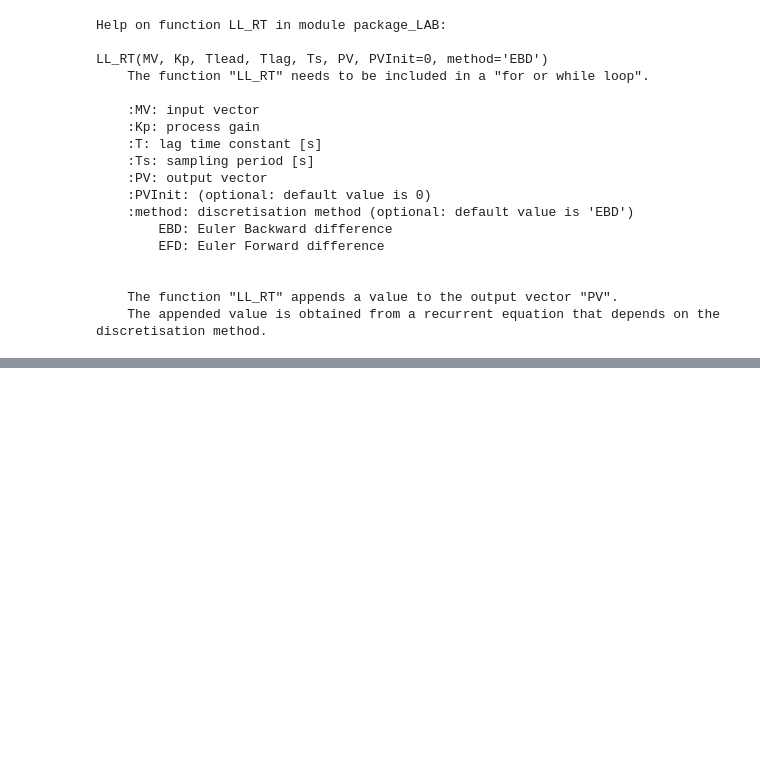
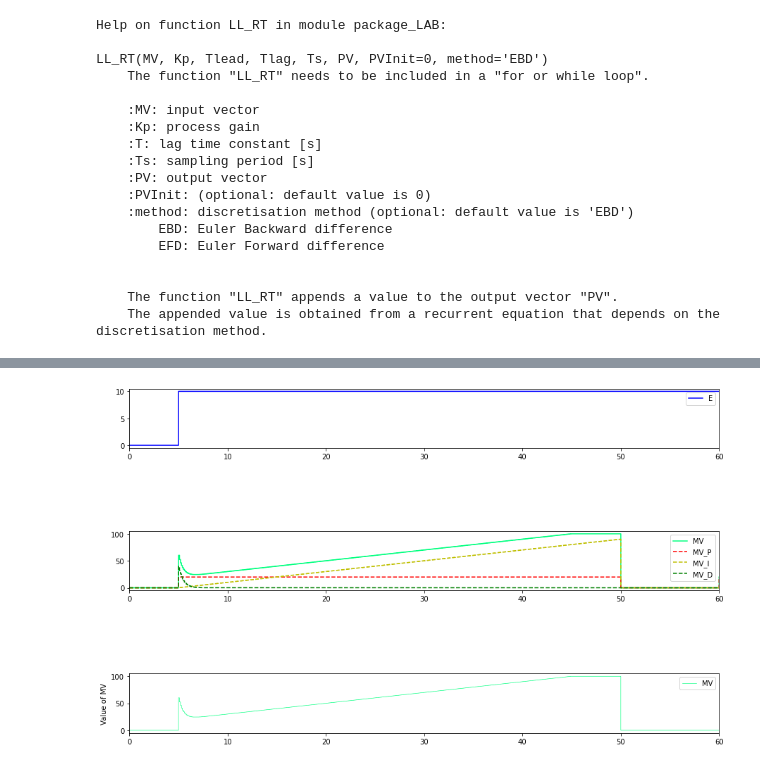
Before and after one commit to LeTouristeDeLECAM/Control-Theory-Laboratory, a Jupyter notebook: control_theory_software/Control_theory_software/package_LAB.ipynb, the cells around one changed output, grey strips where cells are left out. Drawn from its saved outputs; the diff is of its cells as text; code cells hidden in the pictures; blank space fills up the shorter version.

```diff
--- a/control_theory_software/Control_theory_software/package_LAB.ipynb
+++ b/control_theory_software/Control_theory_software/package_LAB.ipynb
@@ -92,0 +95,79 @@ plt.xlim([0, TSim])
+# %%
+TSim = 60
+Ts = 0.1
+N = int(TSim/Ts) + 1
+
+# SP path
+SPPath = {0: 50, 5: 50, 50: 50, 80: 50, TSim: 50}
+
+#PV path
+PVPath={0: 50, 5: 40, 50: 40, 80: 40, TSim: 40}
+
+# MAN path
+ManPath = {0: False, 5: False, 50: True, 80: True, TSim: False}
+
+t=[]
+
+SP=[]
+SPDelay=[]
+PV=[]
+PVDelay=[]
+
+PV_EBD = []
+PV_EFD = []
+PV_TRAP = []
+
+MV_P = []
+MV_I = []
+MV_D = []
+MV = []
+E=[]
+MV_MAN=[] # fixer la valeur à 50 et séparer les graphes
+MAN = []
+MV_FF=[]
+
+# Parameters
+Kp = 1
+T = 5
+Tlead=2
+theta = 10
+T_I = 10
+T_D = 1
+alpha = 0.4
+MV_MIN = 0
+MV_MAX = 100
+
+for i in range(0,N):
+    t.append(i*Ts)
+    SelectPath_RT(SPPath,t,SP)
+    SelectPath_RT(PVPath,t,PV)
+    SelectPath_RT(ManPath,t,MAN)
+    PID_RT(SP,PV,MAN,MV_MAN,MV_FF,2,T_I,T_D,alpha,Ts,MV_MAX,MV_MIN,MV,MV_P,MV_I,MV_D,E,False,0,method='EBD_EBD')
+
+plt.figure(figsize = (15,9))
+
+plt.subplot(5,1,1)
+plt.step(t,E,'b-', label='E', where='post')
+plt.legend(loc='best')
+plt.xlim([0, TSim])
+
+
+
+plt.subplot(5,1,3)
+plt.step(t,MV,'springgreen',label='MV',where='post')
+plt.step(t,MV_P,'r--',label='MV_P',where='post')
+plt.step(t,MV_I,'y--',label='MV_I',where='post')
+plt.step(t,MV_D,'g--',label='MV_D',where='post')
+plt.legend(loc='best')
+plt.xlim([0, TSim])
+
+
+
+
+plt.subplot(5,1,5)
+plt.step(t,MV,'springgreen',linewidth=0.6,label='MV',where='post')
+plt.ylabel('Value of MV')
+plt.legend(loc='best')
+#plt.title('step response of the PID')
+plt.xlim([0, TSim])
+# %% [output]
@@ -92,0 +175 @@ plt.xlim([0, TSim])
+[figure, added]
```
Also changed, not shown: parts of 13 cells of this notebook, 14 other files.
